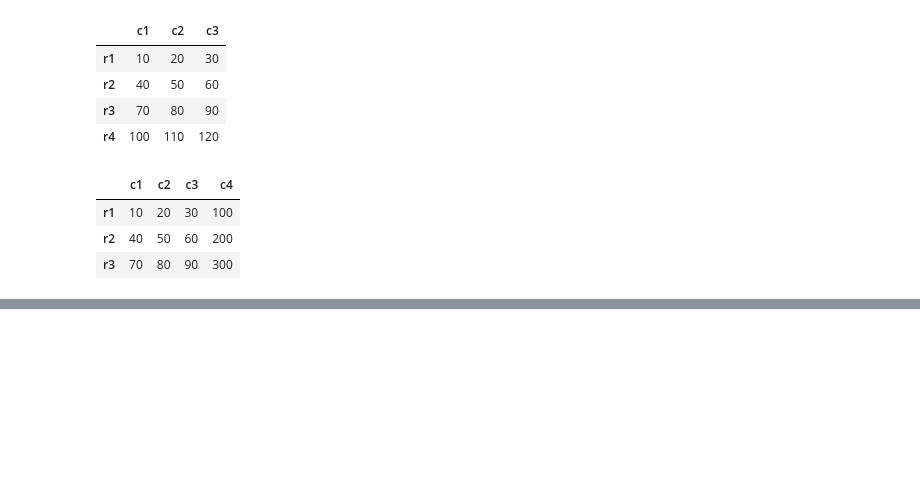
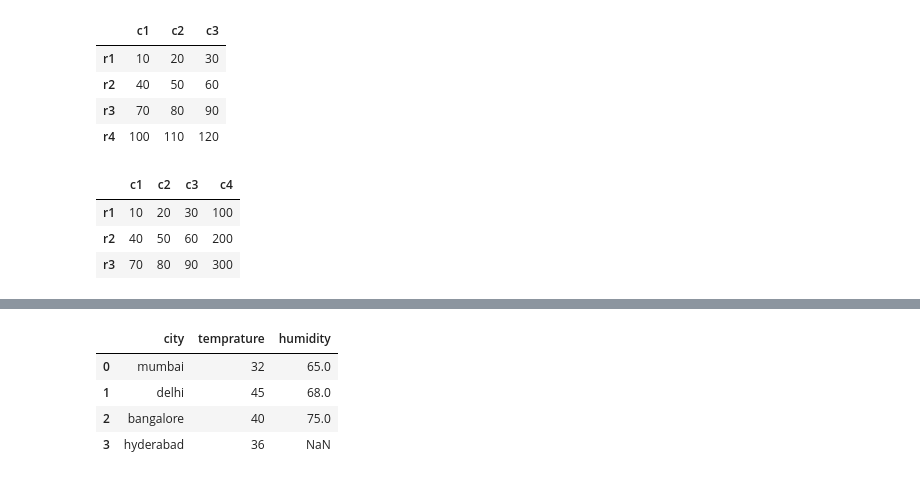
Before and after one commit to SAKSHISAAHU/Data_Analytics, a Jupyter notebook: 2.adv_py/4.2Ddataframes.ipynb, the cells around one changed output, grey strips where cells are left out. Cells and saved outputs as stored; diff of their text form; code cells hidden in the pictures; blank space fills up the shorter version.

```diff
--- a/2.adv_py/4.2Ddataframes.ipynb
+++ b/2.adv_py/4.2Ddataframes.ipynb
@@ -461,0 +562,10 @@ i
+# %%
+# left merge
+d6=pd.merge(d1,d2, on='city', how='left')
+d6  # A left join keeps all records ( or rows and column) from the left DataFrame (df1) and adds matching rows from the right DataFrame (df2) based on the city column.
+# %% [output]
+|  | city | temprature | humidity |
+| 0 | mumbai | 32 | 65.0 |
+| 1 | delhi | 45 | 68.0 |
+| 2 | bangalore | 40 | 75.0 |
+| 3 | hyderabad | 36 | NaN |
```
Also changed, not shown: parts of 11 cells of this notebook.
